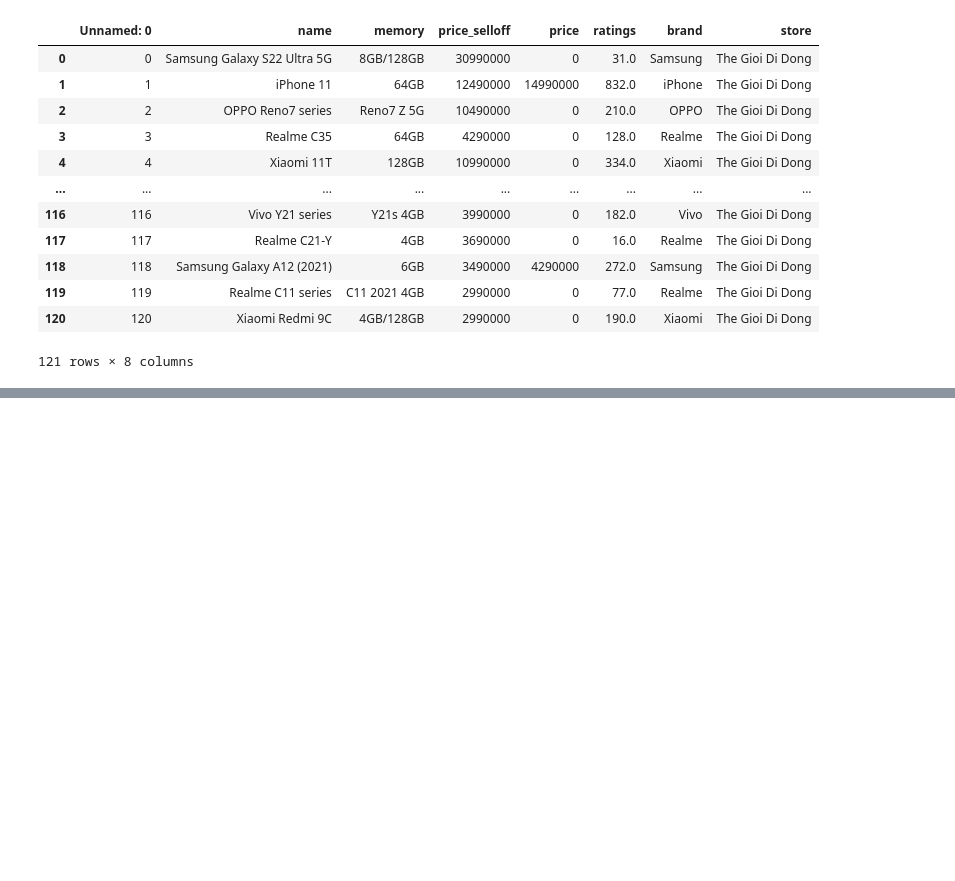
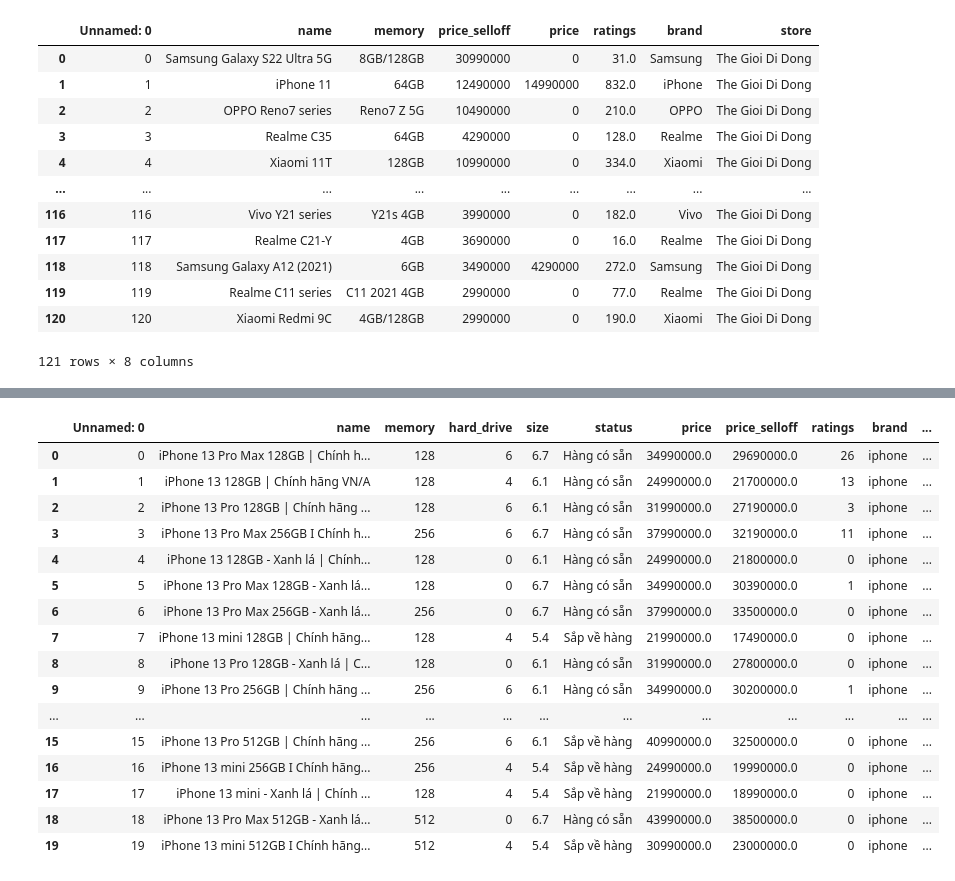
Before and after one commit to DuyManh030901/Data_ttcs_akabot, a Jupyter notebook: Data_ttcs/code/visualization.ipynb, the cells around one changed output, grey strips where cells are left out. Drawn from its saved outputs; the diff is of its cells as text; code cells hidden in the pictures; blank space fills up the shorter version.

```diff
--- a/Data_ttcs/code/visualization.ipynb
+++ b/Data_ttcs/code/visualization.ipynb
@@ -105,0 +502,20 @@ fig.show()
+# %%
+data_cellphones[0:20]
+# %% [output]
+|  | Unnamed: 0 | name | memory | hard_drive | size | status | price | price_selloff | ratings | brand | ... |
+| 0 | 0 | iPhone 13 Pro Max 128GB | Chính h... | 128 | 6 | 6.7 | Hàng có sẵn | 34990000.0 | 29690000.0 | 26 | iphone | ... |
+| 1 | 1 | iPhone 13 128GB | Chính hãng VN/A | 128 | 4 | 6.1 | Hàng có sẵn | 24990000.0 | 21700000.0 | 13 | iphone | ... |
+| 2 | 2 | iPhone 13 Pro 128GB | Chính hãng ... | 128 | 6 | 6.1 | Hàng có sẵn | 31990000.0 | 27190000.0 | 3 | iphone | ... |
+| 3 | 3 | iPhone 13 Pro Max 256GB I Chính h... | 256 | 6 | 6.7 | Hàng có sẵn | 37990000.0 | 32190000.0 | 11 | iphone | ... |
+| 4 | 4 | iPhone 13 128GB - Xanh lá | Chính... | 128 | 0 | 6.1 | Hàng có sẵn | 24990000.0 | 21800000.0 | 0 | iphone | ... |
+| 5 | 5 | iPhone 13 Pro Max 128GB - Xanh lá... | 128 | 0 | 6.7 | Hàng có sẵn | 34990000.0 | 30390000.0 | 1 | iphone | ... |
+| 6 | 6 | iPhone 13 Pro Max 256GB - Xanh lá... | 256 | 0 | 6.7 | Hàng có sẵn | 37990000.0 | 33500000.0 | 0 | iphone | ... |
+| 7 | 7 | iPhone 13 mini 128GB | Chính hãng... | 128 | 4 | 5.4 | Sắp về hàng | 21990000.0 | 17490000.0 | 0 | iphone | ... |
+| 8 | 8 | iPhone 13 Pro 128GB - Xanh lá | C... | 128 | 0 | 6.1 | Hàng có sẵn | 31990000.0 | 27800000.0 | 0 | iphone | ... |
+| 9 | 9 | iPhone 13 Pro 256GB | Chính hãng ... | 256 | 6 | 6.1 | Hàng có sẵn | 34990000.0 | 30200000.0 | 1 | iphone | ... |
+| ... | ... | ... | ... | ... | ... | ... | ... | ... | ... | ... | ... |
+| 15 | 15 | iPhone 13 Pro 512GB | Chính hãng ... | 256 | 6 | 6.1 | Sắp về hàng | 40990000.0 | 32500000.0 | 0 | iphone | ... |
+| 16 | 16 | iPhone 13 mini 256GB I Chính hãng... | 256 | 4 | 5.4 | Sắp về hàng | 24990000.0 | 19990000.0 | 0 | iphone | ... |
+| 17 | 17 | iPhone 13 mini - Xanh lá | Chính ... | 128 | 4 | 5.4 | Sắp về hàng | 21990000.0 | 18990000.0 | 0 | iphone | ... |
+| 18 | 18 | iPhone 13 Pro Max 512GB - Xanh lá... | 512 | 0 | 6.7 | Hàng có sẵn | 43990000.0 | 38500000.0 | 0 | iphone | ... |
+| 19 | 19 | iPhone 13 mini 512GB I Chính hãng... | 512 | 4 | 5.4 | Sắp về hàng | 30990000.0 | 23000000.0 | 0 | iphone | ... |
```
Also changed, not shown: parts of 15 cells of this notebook, 4 other files.
